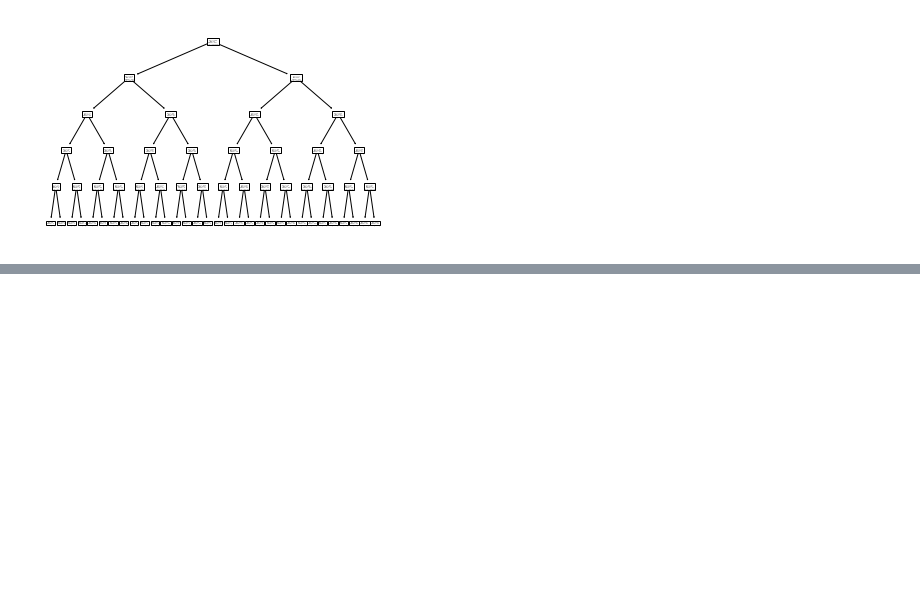
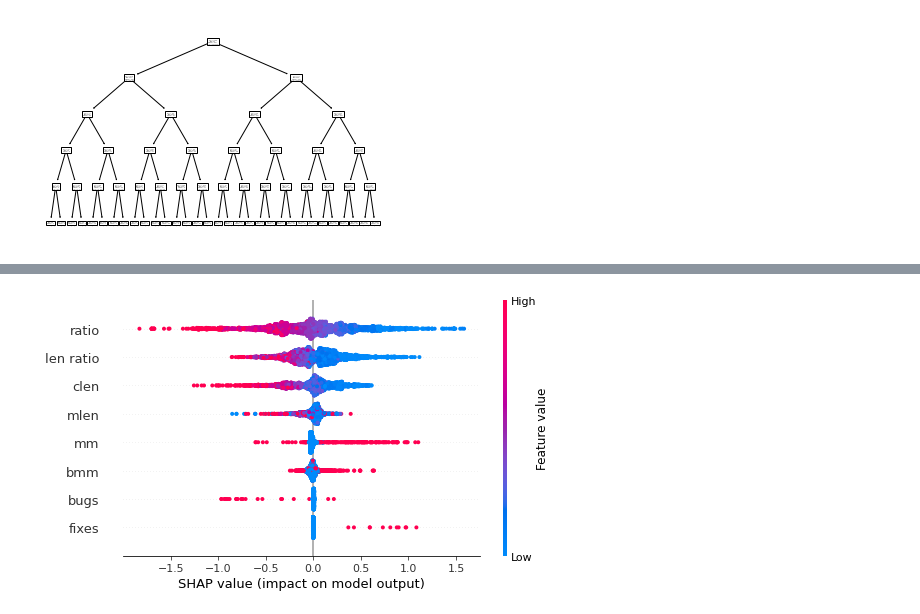
Before and after one commit to JetBrains-Research/comment-updating, a Jupyter notebook: classifier_attempt3/ManualScoringTexas.ipynb, the cells around one changed output, grey strips where cells are left out. Drawn from its saved outputs; the diff is of its cells as text; code cells hidden in the pictures; blank space fills up the shorter version.

```diff
--- a/classifier_attempt3/ManualScoringTexas.ipynb
+++ b/classifier_attempt3/ManualScoringTexas.ipynb
@@ -341,0 +591,19 @@ tree.plot_tree(clf)
+# %%
+from sklearn.model_selection import train_test_split
+
+X_train, X_test, y_train, y_test = train_test_split(X, y, train_size=0.75, random_state=42)
+X_train, X_validation, y_train, y_validation = train_test_split(X_train, y_train, train_size=0.75, random_state=42)
+# %%
+model = CatBoostClassifier(
+    custom_loss=['Accuracy', 'AUC', 'F1'],
+    random_seed=42,
+    logging_level='Silent'
+)
+# %%
+model.fit(
+    X_train, y_train,
+    cat_features=categorical_features_indices,
+    eval_set=(X_validation, y_validation),
+    #logging_level='Verbose',  # you can uncomment this for text output
+    plot=True
+)
@@ -341,0 +614,9 @@ tree.plot_tree(clf)
+# %%
+import shap
+shap_values = model.get_feature_importance(Pool(X_train, label=y_train,cat_features=categorical_features_indices),
+                                                                     type="ShapValues")
+expected_value = shap_values[0,-1]
+shap_values = shap_values[:,:-1]
+
+shap.initjs()
+shap.force_plot(expected_value, shap_values[5,:], X_train.iloc[5,:])
@@ -341,0 +626,4 @@ tree.plot_tree(clf)
+# %%
+shap.summary_plot(shap_values, X_train)
+# %% [output]
+[figure, added]
```
Also changed, not shown: parts of 37 cells of this notebook, 2 other files.
